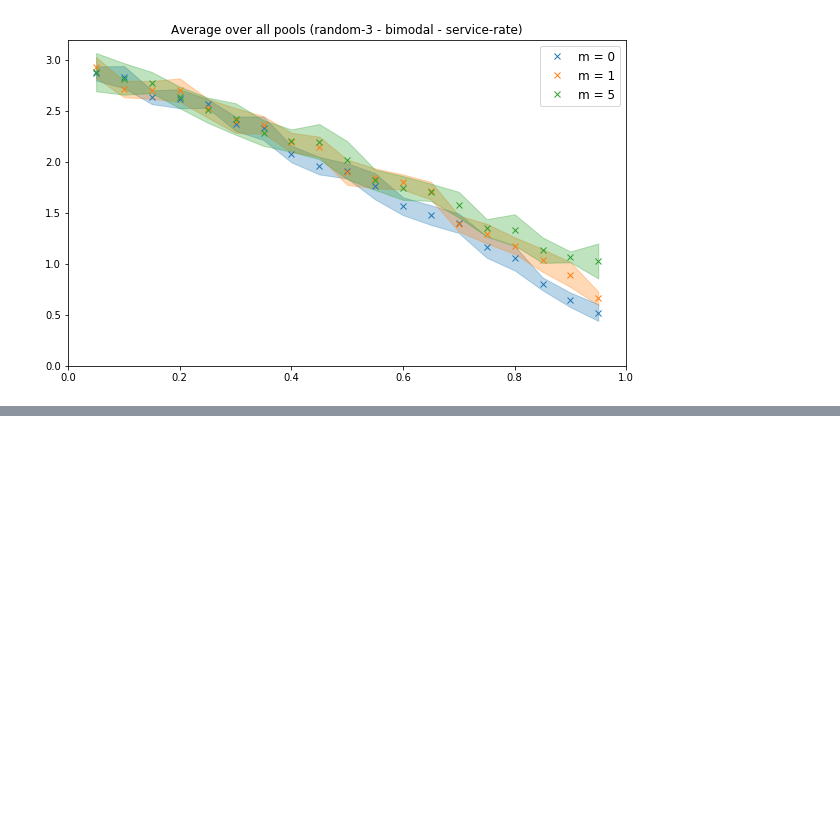
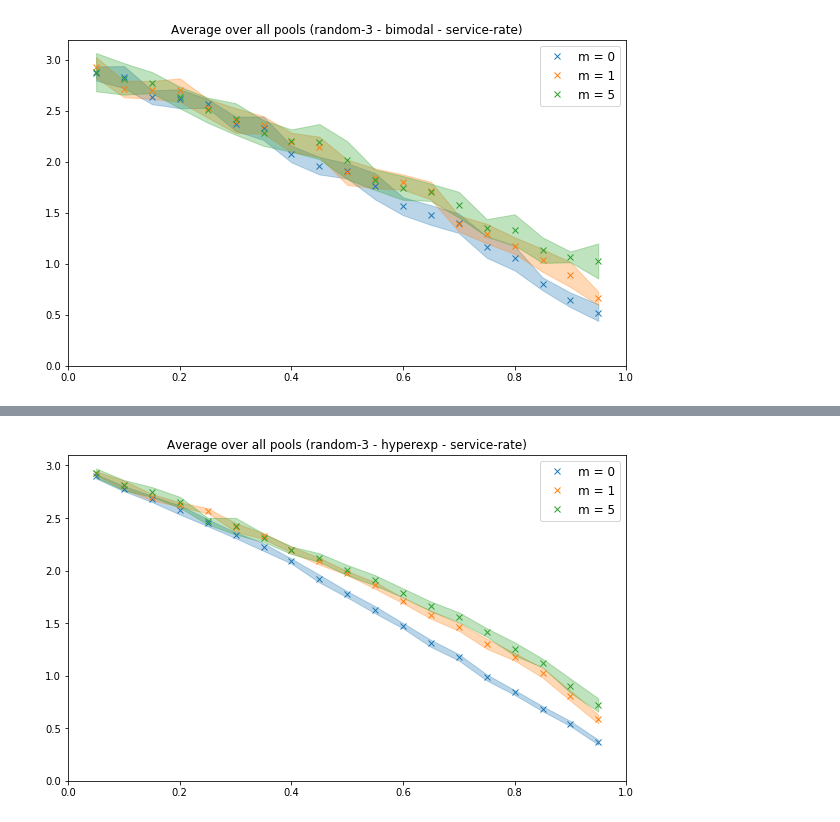
Before and after one commit to ccomte/phd-thesis, a Jupyter notebook: 7-job-scheduling/plot.ipynb, the cells around one changed output, grey strips where cells are left out. Drawn from its saved outputs; the diff is of its cells as text; code cells hidden in the pictures; blank space fills up the shorter version.

```diff
--- a/7-job-scheduling/plot.ipynb
+++ b/7-job-scheduling/plot.ipynb
@@ -172,0 +189,4 @@ random('random-3', 'bimodal', 'service-rate')
+# %%
+random('random-3', 'hyperexp', 'service-rate')
+# %% [output]
+[figure, added]
```
Also changed, not shown: parts of 5 cells of this notebook, 4 other files.
